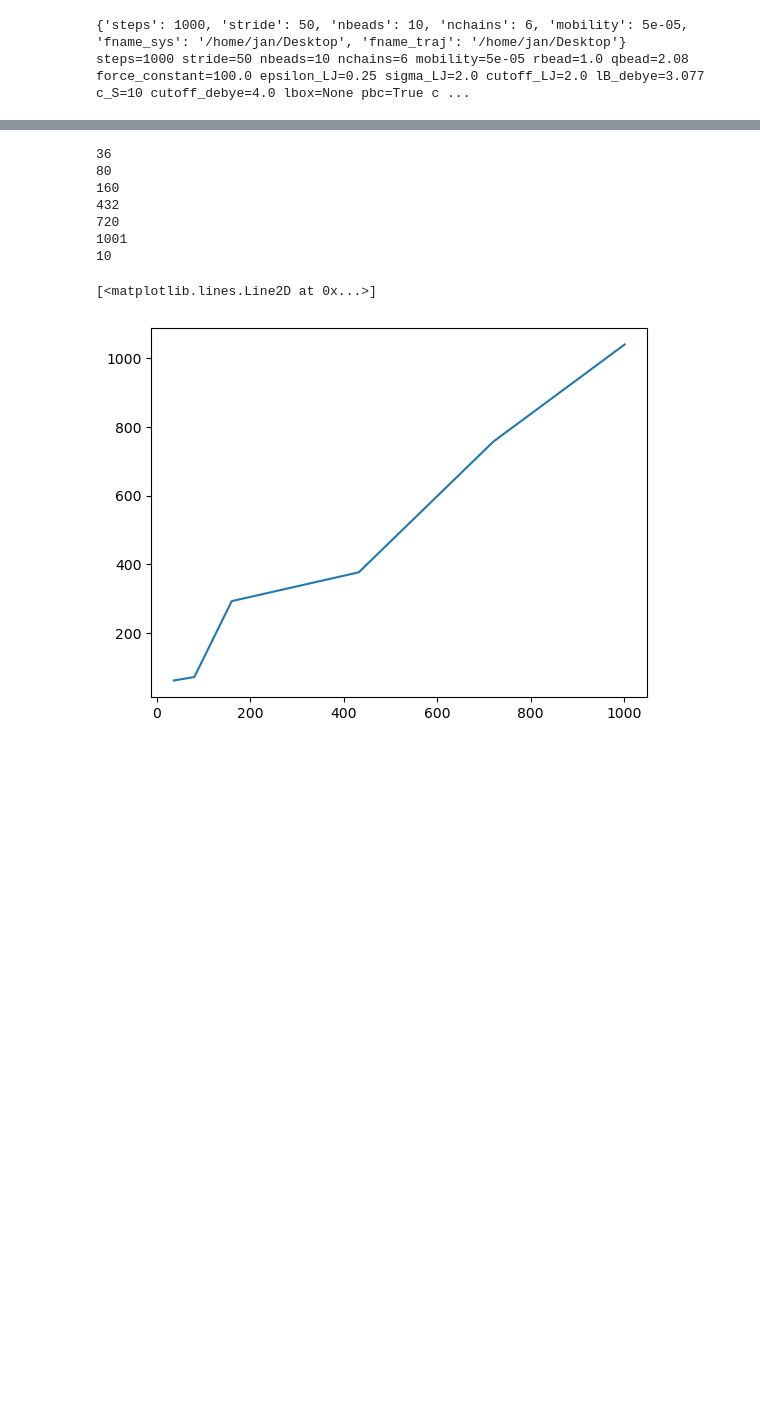
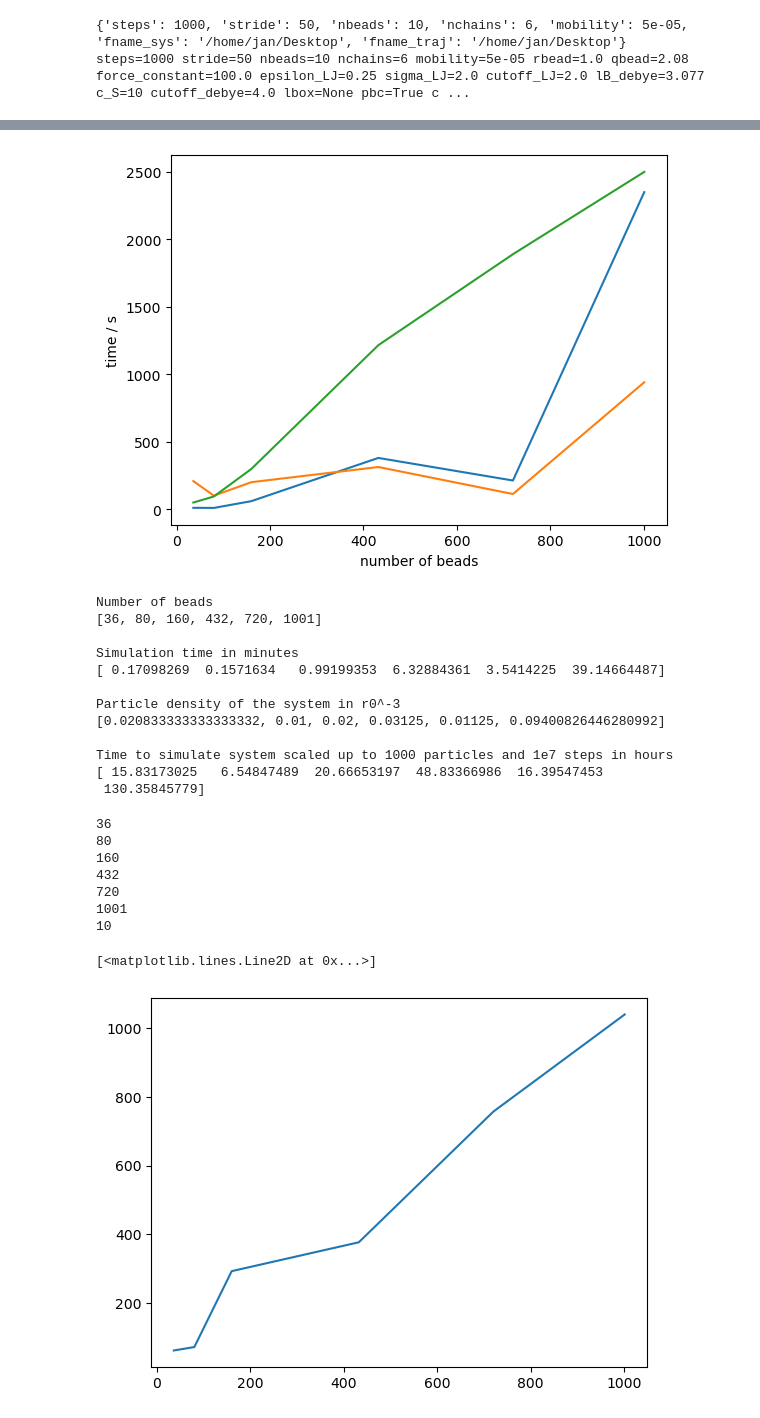
Before and after one commit to jan-kro/mucus_old_2, a Jupyter notebook: test_stuff.ipynb, the cells around one changed output, grey strips where cells are left out. Saved outputs shown, nothing was run; the diff lists cells and outputs as text; code cells hidden in the pictures; blank space fills up the shorter version.

```diff
--- a/test_stuff.ipynb
+++ b/test_stuff.ipynb
@@ -52,6 +63,47 @@ for i, k in enumerate(nm):
     #cfg = Config.from_dict(config_dict)
     #print(cfg)
     #cfg.save_config(fout)
+# %%
+# plot simulation times
+time = list(())
+nbeads = list(())
+rhobox = list(())
+for i in range(6):
+    path = f'/home/jan/Documents/masterthesis/project/mucus/configs/cfg_test_time_nbeads_{i:d}.toml'
+    data = toml.load(open(path, encoding="UTF-8"))
+    time.append(data["simulation_time"])
+    nbeads.append(data["nbeads"]*data["nchains"])
+    rhobox.append(data["nbeads"]*data["nchains"]/data["lbox"]**3)
+
+plt.figure()
+plt.plot(nbeads, time)
+plt.plot(nbeads, np.array(rhobox)*10000)
+plt.plot(nbeads, time/(np.array(rhobox)*10))
+plt.xlabel("number of beads")
+plt.ylabel("time / s")
+plt.show()
+print("\nNumber of beads")
+print(nbeads)
+print("\nSimulation time in minutes")
+print(np.array(time)/60)
+print("\nParticle density of the system in r0^-3")
+print(rhobox)
+print("\nTime to simulate system scaled up to 1000 particles and 1e7 steps in hours")
+print(np.array(time)/60/60*1000/np.array(nbeads)*1e6/5000)
+# %% [output]
+[figure, added]
+Number of beads
+[36, 80, 160, 432, 720, 1001]
+
+Simulation time in minutes
+[ 0.17098269  0.1571634   0.99199353  6.32884361  3.5414225  39.14664487]
+
+Particle density of the system in r0^-3
+[0.020833333333333332, 0.01, 0.02, 0.03125, 0.01125, 0.09400826446280992]
+
+Time to simulate system scaled up to 1000 particles and 1e7 steps in hours
+[ 15.83173025   6.54847489  20.66653197  48.83366986  16.39547453
+ 130.35845779]
 # %%
 # create different config files, that are loaded into the class with a loop
 
```
Also changed, not shown: parts of 3 cells of this notebook, 3 other files.
